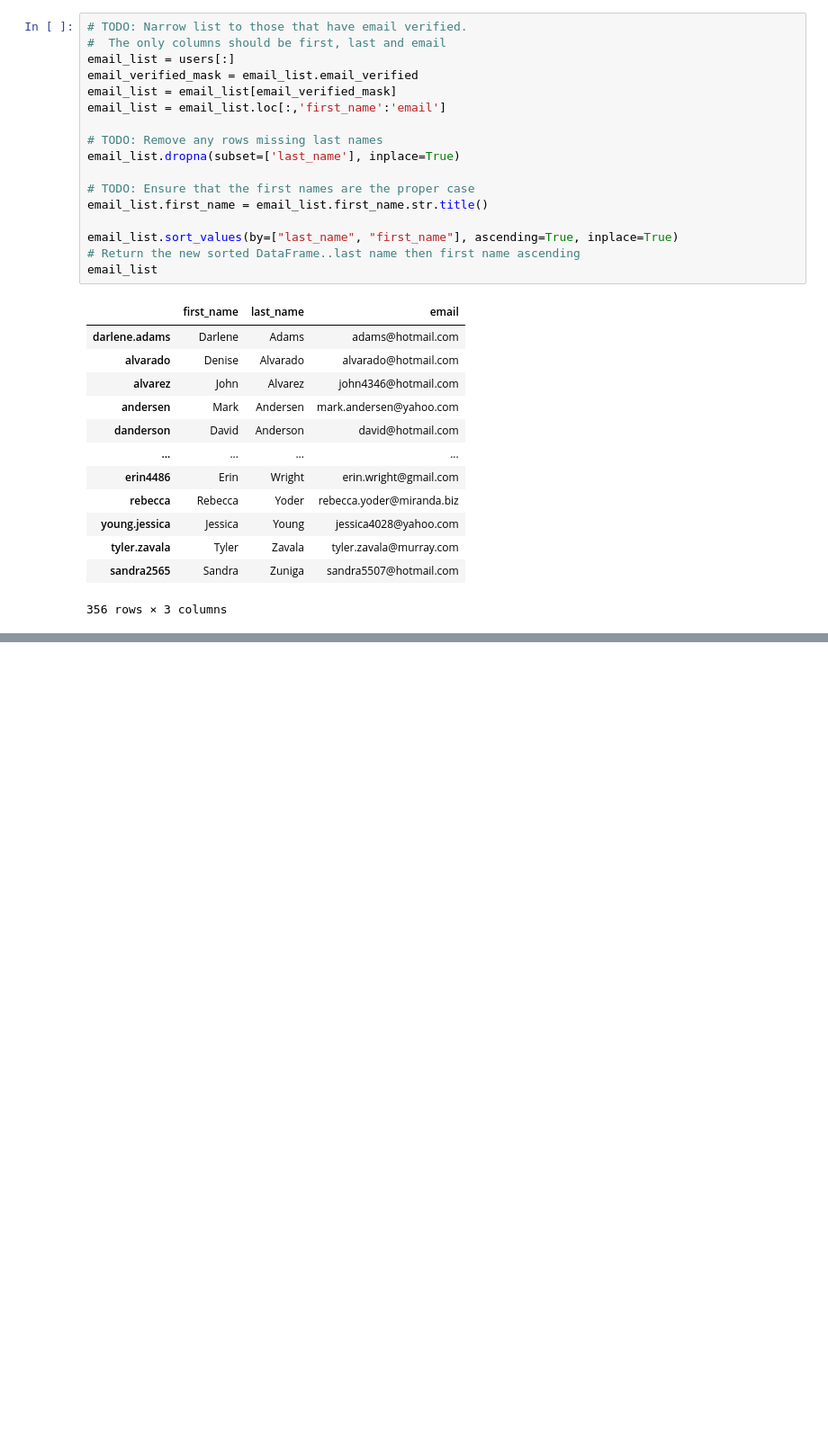
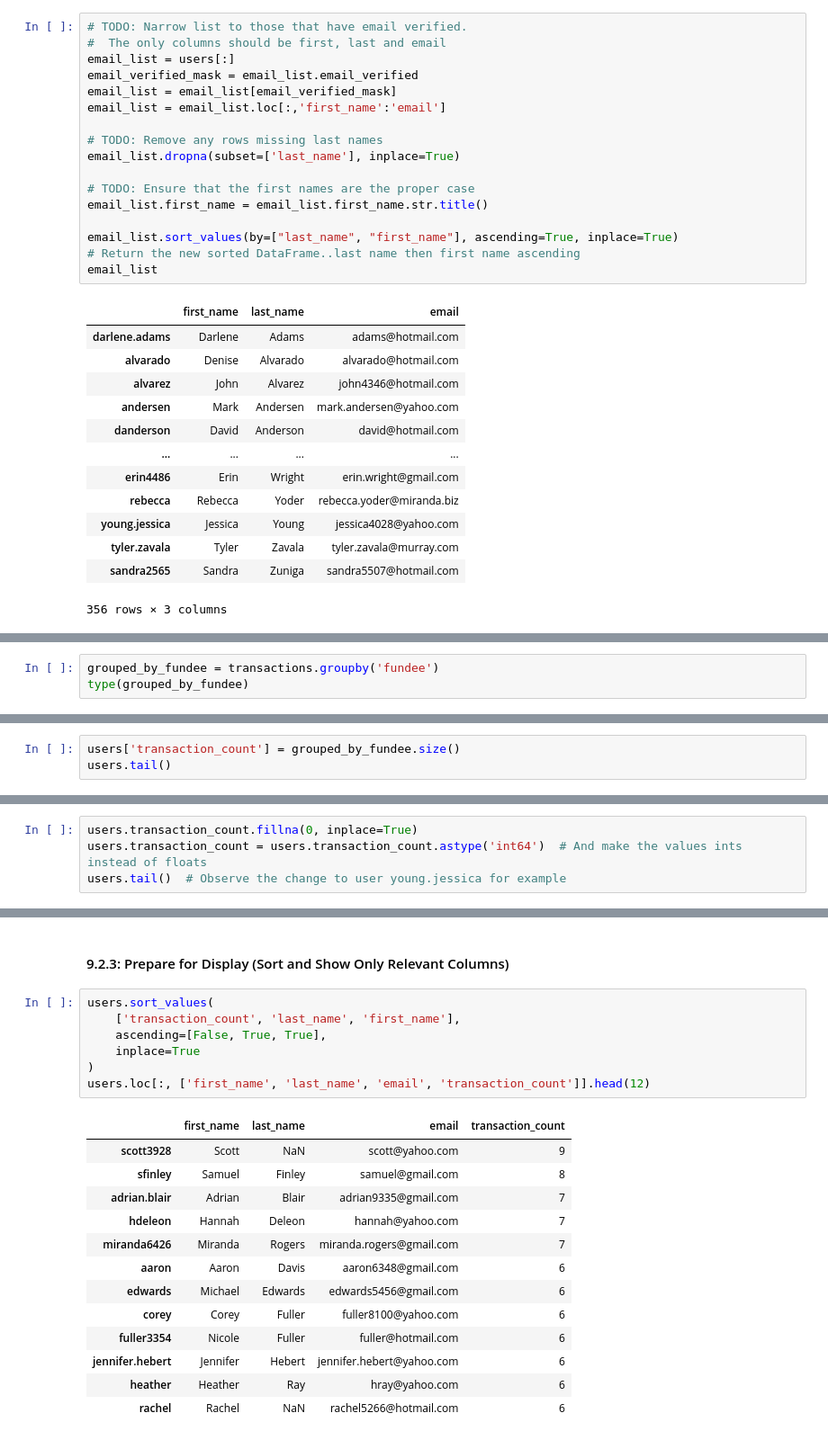
Before and after one commit to Crossroadsman/python-notes, a Jupyter notebook: libraries/pandas/Pandas.ipynb, the cells around one changed output, grey strips where cells are left out. Shown at 90% size. Cells and saved outputs as stored; diff of their text form; blank space fills up the shorter version.

```diff
--- a/libraries/pandas/Pandas.ipynb
+++ b/libraries/pandas/Pandas.ipynb
@@ -1252,0 +1267,3 @@ email_list
+# %%
+grouped_by_fundee = transactions.groupby('fundee')
+type(grouped_by_fundee)
@@ -1252,0 +1339,3 @@ email_list
+# %%
+users['transaction_count'] = grouped_by_fundee.size()
+users.tail()
@@ -1252,0 +1354,4 @@ email_list
+# %%
+users.transaction_count.fillna(0, inplace=True)
+users.transaction_count = users.transaction_count.astype('int64')  # And make the values ints instead of floats
+users.tail()  # Observe the change to user young.jessica for example
@@ -1252,0 +1365,24 @@ email_list
+# %% [markdown]
+<a id="9.2.3"> </a>
+#### 9.2.3: Prepare for Display (Sort and Show Only Relevant Columns) ####
+# %%
+users.sort_values(
+    ['transaction_count', 'last_name', 'first_name'],
+    ascending=[False, True, True],
+    inplace=True
+)
+users.loc[:, ['first_name', 'last_name', 'email', 'transaction_count']].head(12)
+# %% [output]
+|  | first_name | last_name | email | transaction_count |
+| scott3928 | Scott | NaN | scott@yahoo.com | 9 |
+| sfinley | Samuel | Finley | samuel@gmail.com | 8 |
+| adrian.blair | Adrian | Blair | adrian9335@gmail.com | 7 |
+| hdeleon | Hannah | Deleon | hannah@yahoo.com | 7 |
+| miranda6426 | Miranda | Rogers | miranda.rogers@gmail.com | 7 |
+| aaron | Aaron | Davis | aaron6348@gmail.com | 6 |
+| edwards | Michael | Edwards | edwards5456@gmail.com | 6 |
+| corey | Corey | Fuller | fuller8100@yahoo.com | 6 |
+| fuller3354 | Nicole | Fuller | fuller@hotmail.com | 6 |
+| jennifer.hebert | Jennifer | Hebert | jennifer.hebert@yahoo.com | 6 |
+| heather | Heather | Ray | hray@yahoo.com | 6 |
+| rachel | Rachel | NaN | rachel5266@hotmail.com | 6 |
```
Also changed, not shown: parts of 26 cells of this notebook, 2 other files.
